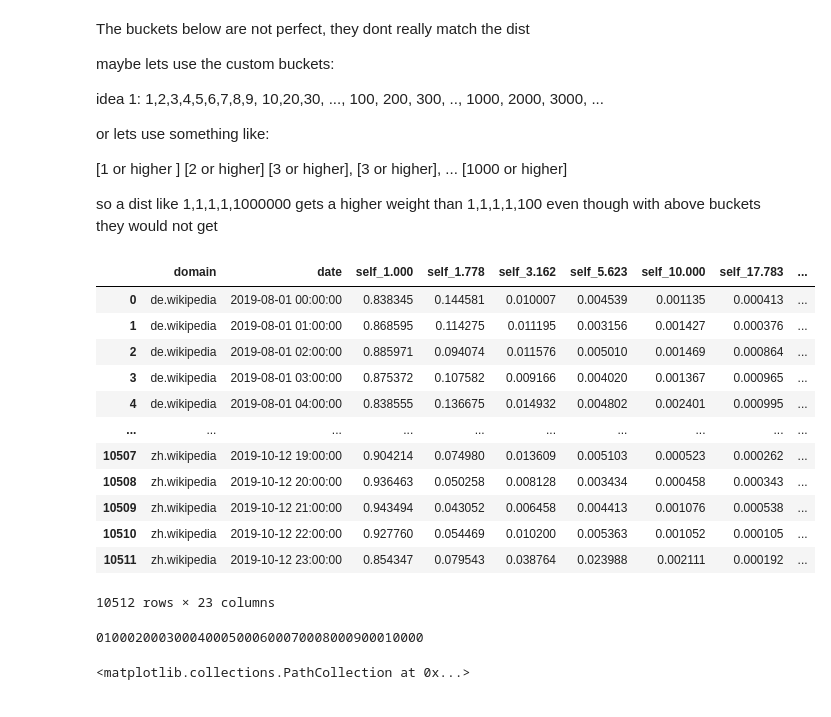
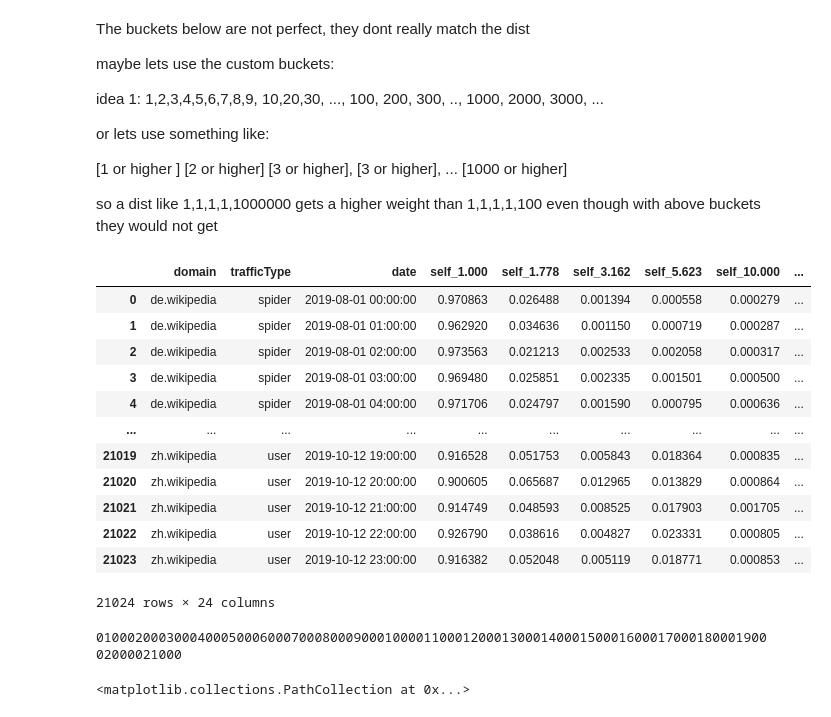
Before and after one commit to charelF/LSDEW4, a Jupyter notebook: exploration/charel/bucket_maker.ipynb, the cells around one changed output. Cells and saved outputs as stored; diff of their text form; code cells hidden in the pictures.

```diff
--- a/exploration/charel/bucket_maker.ipynb
+++ b/exploration/charel/bucket_maker.ipynb
@@ -109,24 +109,24 @@ even though with above buckets they would not get
 # %%
 buckets = np.logspace(0,5,21)
 
-probdf = df.groupby(["domain", "date"]).apply(bucketmaker, buckets).reset_index()
+probdf = df.groupby(["domain", "trafficType", "date"]).apply(bucketmaker, buckets).reset_index()
 probdf[[f"self_{i:.3f}" for i in buckets]] = probdf.apply(lambda row: row[0], axis=1, result_type="expand")
 probdf.drop(columns=0, inplace=True)
 probdf
 # %% [output]
-|  | domain | date | self_1.000 | self_1.778 | self_3.162 | self_5.623 | self_10.000 | self_17.783 | ... |
-| 0 | de.wikipedia | 2019-08-01 00:00:00 | 0.838345 | 0.144581 | 0.010007 | 0.004539 | 0.001135 | 0.000413 | ... |
-| 1 | de.wikipedia | 2019-08-01 01:00:00 | 0.868595 | 0.114275 | 0.011195 | 0.003156 | 0.001427 | 0.000376 | ... |
-| 2 | de.wikipedia | 2019-08-01 02:00:00 | 0.885971 | 0.094074 | 0.011576 | 0.005010 | 0.001469 | 0.000864 | ... |
-| 3 | de.wikipedia | 2019-08-01 03:00:00 | 0.875372 | 0.107582 | 0.009166 | 0.004020 | 0.001367 | 0.000965 | ... |
-| 4 | de.wikipedia | 2019-08-01 04:00:00 | 0.838555 | 0.136675 | 0.014932 | 0.004802 | 0.002401 | 0.000995 | ... |
+|  | domain | trafficType | date | self_1.000 | self_1.778 | self_3.162 | self_5.623 | self_10.000 | ... |
+| 0 | de.wikipedia | spider | 2019-08-01 00:00:00 | 0.970863 | 0.026488 | 0.001394 | 0.000558 | 0.000279 | ... |
+| 1 | de.wikipedia | spider | 2019-08-01 01:00:00 | 0.962920 | 0.034636 | 0.001150 | 0.000719 | 0.000287 | ... |
+| 2 | de.wikipedia | spider | 2019-08-01 02:00:00 | 0.973563 | 0.021213 | 0.002533 | 0.002058 | 0.000317 | ... |
+| 3 | de.wikipedia | spider | 2019-08-01 03:00:00 | 0.969480 | 0.025851 | 0.002335 | 0.001501 | 0.000500 | ... |
+| 4 | de.wikipedia | spider | 2019-08-01 04:00:00 | 0.971706 | 0.024797 | 0.001590 | 0.000795 | 0.000636 | ... |
 | ... | ... | ... | ... | ... | ... | ... | ... | ... | ... |
-| 10507 | zh.wikipedia | 2019-10-12 19:00:00 | 0.904214 | 0.074980 | 0.013609 | 0.005103 | 0.000523 | 0.000262 | ... |
-| 10508 | zh.wikipedia | 2019-10-12 20:00:00 | 0.936463 | 0.050258 | 0.008128 | 0.003434 | 0.000458 | 0.000343 | ... |
-| 10509 | zh.wikipedia | 2019-10-12 21:00:00 | 0.943494 | 0.043052 | 0.006458 | 0.004413 | 0.001076 | 0.000538 | ... |
-| 10510 | zh.wikipedia | 2019-10-12 22:00:00 | 0.927760 | 0.054469 | 0.010200 | 0.005363 | 0.001052 | 0.000105 | ... |
-| 10511 | zh.wikipedia | 2019-10-12 23:00:00 | 0.854347 | 0.079543 | 0.038764 | 0.023988 | 0.002111 | 0.000192 | ... |
+| 21019 | zh.wikipedia | user | 2019-10-12 19:00:00 | 0.916528 | 0.051753 | 0.005843 | 0.018364 | 0.000835 | ... |
+| 21020 | zh.wikipedia | user | 2019-10-12 20:00:00 | 0.900605 | 0.065687 | 0.012965 | 0.013829 | 0.000864 | ... |
+| 21021 | zh.wikipedia | user | 2019-10-12 21:00:00 | 0.914749 | 0.048593 | 0.008525 | 0.017903 | 0.001705 | ... |
+| 21022 | zh.wikipedia | user | 2019-10-12 22:00:00 | 0.926790 | 0.038616 | 0.004827 | 0.023331 | 0.000805 | ... |
+| 21023 | zh.wikipedia | user | 2019-10-12 23:00:00 | 0.916382 | 0.052048 | 0.005119 | 0.018771 | 0.000853 | ... |
-10512 rows × 23 columns
+21024 rows × 24 columns
 # %%
 # KULLBACK-LEIBLER DIVERGENCE -- CHECKED
 def KLD_dis(x, y, logbase=2):
@@ -188,7 +188,7 @@ probdf[[f"ref_{i:.3f}" for i in buckets]] = np.nan
 self_buckets = [i for i in probdf.columns if "self" in i]
 ref_buckets = [i for i in probdf.columns if "ref" in i]
 # %%
-for idx, (_, date, *_) in probdf.iterrows():
+for idx, (dom, tt, date, *_) in probdf.iterrows():
     if idx%1000 == 0: print(idx, end="")
     probdf.loc[idx, ref_buckets] = probdf.loc[
         (
@@ -199,9 +199,13 @@ for idx, (_, date, *_) in probdf.iterrows():
             ((probdf.date.dt.year != 2019) | (probdf.date.dt.month != 9) | (probdf.date.dt.day != 7)) &
             # exlude same day
             (probdf.date != date) &
-            # exclude
-            (probdf.date.dt.hour == date.hour)
+            # only take same hour
+            (probdf.date.dt.hour == date.hour) &
+            # only same domain
+            (probdf.domain == dom) &
+            # only same traffictype
+            (probdf.trafficType == tt)
         ), self_buckets
     ].mean(axis=0).to_numpy()  # to_numpy to get rid of the self_buckets columns
 # %% [output]
-010002000300040005000600070008000900010000
+0100020003000400050006000700080009000100001100012000130001400015000160001700018000190002000021000
```
Also changed, not shown: parts of 11 cells of this notebook, 37 other files.
